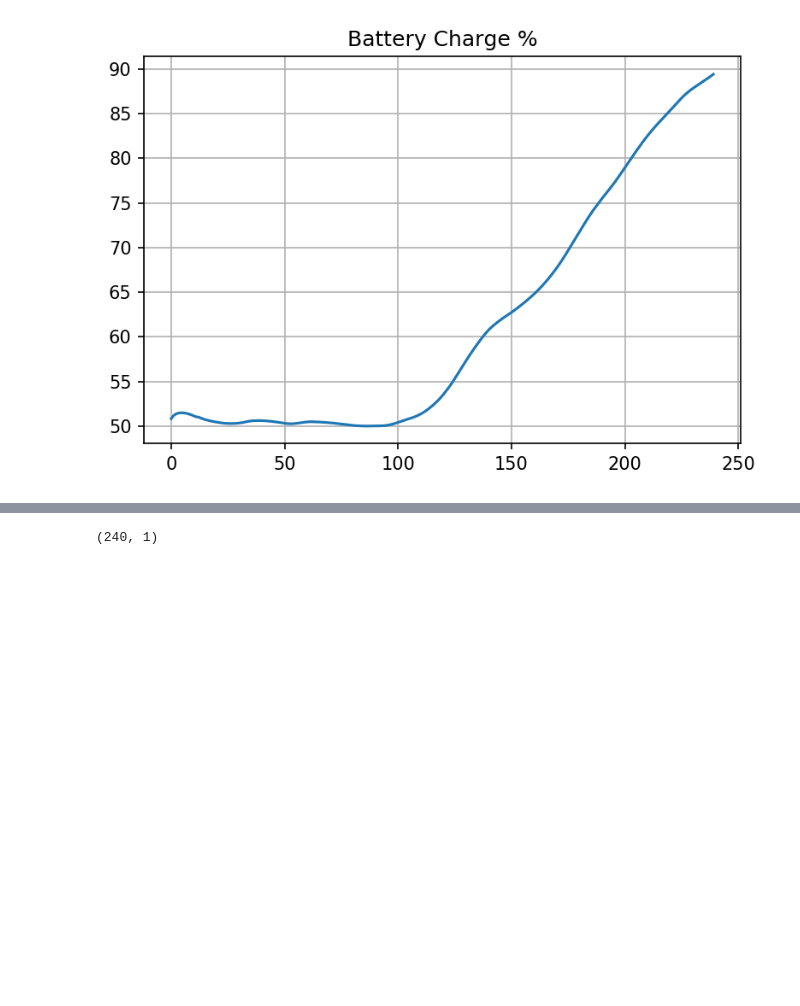
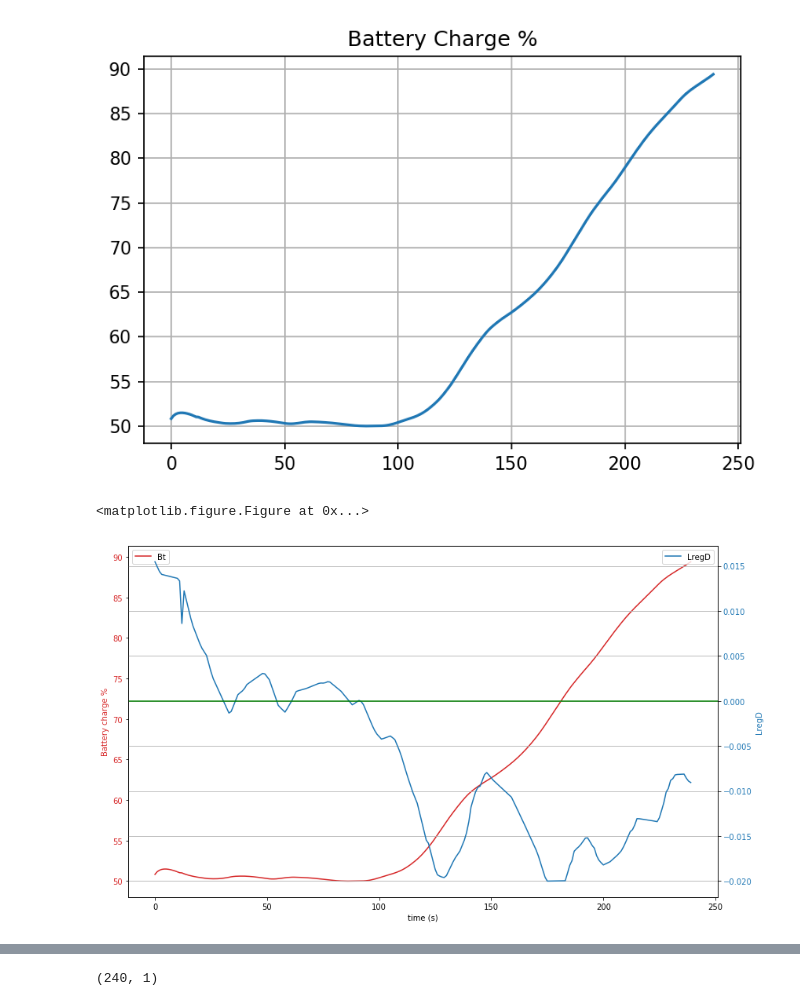
Before and after one commit to Thanosro/py_graphs, a Jupyter notebook: freq_regulation.ipynb, the cells around one changed output, grey strips where cells are left out. Cells and saved outputs as stored; diff of their text form; code cells hidden in the pictures; blank space fills up the shorter version.

```diff
--- a/freq_regulation.ipynb
+++ b/freq_regulation.ipynb
@@ -160,6 +164,39 @@ plt.grid(True)
 plt.show()
 # %% [output]
 [figure]
+# %%
+data1 = (100/E_max)*(-E_init + np.cumsum(-Bt.value))
+data2 = L*regD
+
+fig3 = plt.figure(600, dpi=150)
+
+fig3, ax1 = plt.subplots()
+fig3.set_figheight(7)
+fig3.set_figwidth(12)
+
+color = 'tab:red'
+ax1.set_xlabel('time (s)')
+ax1.set_ylabel('Battery charge %', color=color)
+ax1.plot(data1, color=color)
+ax1.tick_params(axis='y', labelcolor=color)
+plt.legend(['Bt','LregD'])
+ax2 = ax1.twinx()  # instantiate a second axes that shares the same x-axis
+
+color = 'tab:blue'
+ax2.set_ylabel('LregD', color=color)  # we already handled the x-label with ax1
+ax2.plot(data2, color=color)
+plt.legend(['LregD'])
+ax2.tick_params(axis='y', labelcolor=color)
+
+
+plt.axhline(y=0, color='g', linestyle='-')
+plt.grid(True)
+
+fig3.tight_layout()  # otherwise the right y-label is slightly clipped
+plt.show()
+# %% [output]
+<matplotlib.figure.Figure at 0x...>
+[figure, added]
 # %%
 # dataframe setup
 res = {'Epsilon': list(epsilon.value),
```
Also changed, not shown: parts of 5 cells of this notebook.
